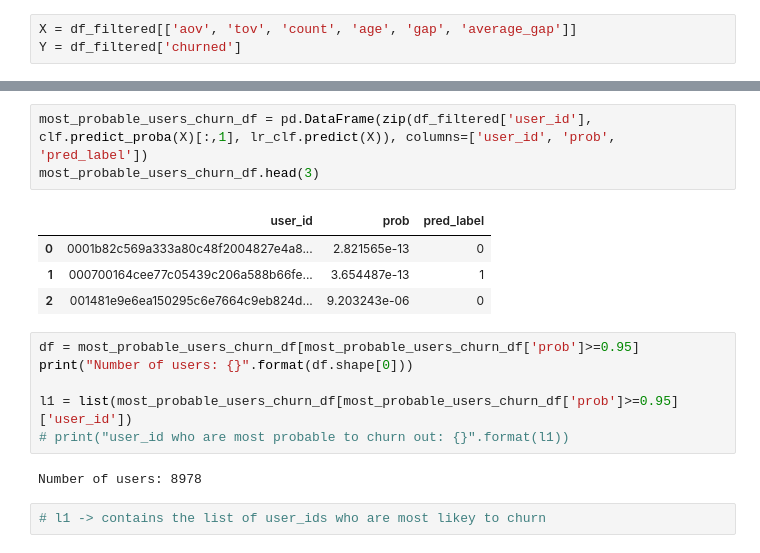
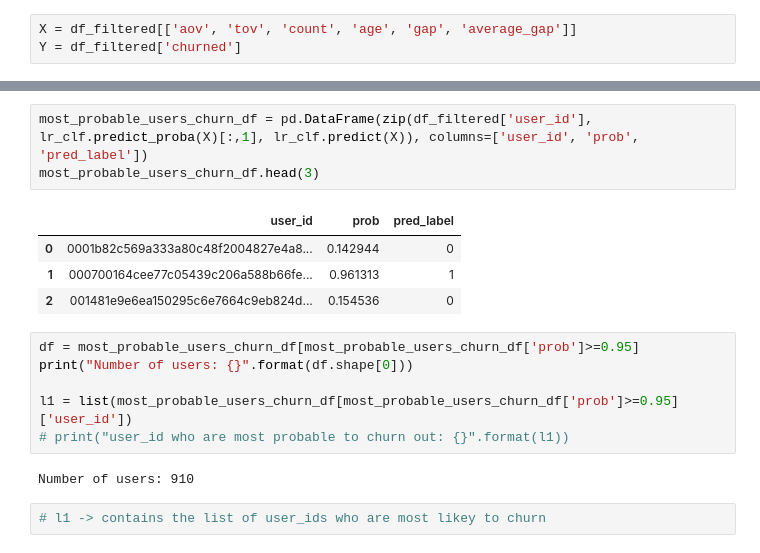
Before and after one commit to saxenapriyansh/dummy_task, a Jupyter notebook: 4. Churn.ipynb, the cells around one changed output, grey strips where cells are left out. Cells and saved outputs as stored; diff of their text form.

```diff
--- a/4. Churn.ipynb
+++ b/4. Churn.ipynb
@@ -270,11 +253,11 @@ LogisticRegression(max_iter=300)
 # %%
-most_probable_users_churn_df = pd.DataFrame(zip(df_filtered['user_id'], clf.predict_proba(X)[:,1], lr_clf.predict(X)), columns=['user_id', 'prob', 'pred_label'])
+most_probable_users_churn_df = pd.DataFrame(zip(df_filtered['user_id'], lr_clf.predict_proba(X)[:,1], lr_clf.predict(X)), columns=['user_id', 'prob', 'pred_label'])
 most_probable_users_churn_df.head(3)
 # %% [output]
 |  | user_id | prob | pred_label |
-| 0 | 0001b82c569a333a80c48f2004827e4a8... | 2.821565e-13 | 0 |
-| 1 | 000700164cee77c05439c206a588b66fe... | 3.654487e-13 | 1 |
-| 2 | 001481e9e6ea150295c6e7664c9eb824d... | 9.203243e-06 | 0 |
+| 0 | 0001b82c569a333a80c48f2004827e4a8... | 0.142944 | 0 |
+| 1 | 000700164cee77c05439c206a588b66fe... | 0.961313 | 1 |
+| 2 | 001481e9e6ea150295c6e7664c9eb824d... | 0.154536 | 0 |
 # %%
 df = most_probable_users_churn_df[most_probable_users_churn_df['prob']>=0.95]
 print("Number of users: {}".format(df.shape[0]))
@@ -282,6 +265,6 @@ print("Number of users: {}".format(df.shape[0]))
 l1 = list(most_probable_users_churn_df[most_probable_users_churn_df['prob']>=0.95]['user_id'])
 # print("user_id who are most probable to churn out: {}".format(l1))
 # %% [output]
-Number of users: 8978
+Number of users: 910
 # %%
 # l1 -> contains the list of user_ids who are most likey to churn
```
Also changed, not shown: parts of 9 cells of this notebook, 1 other file.
